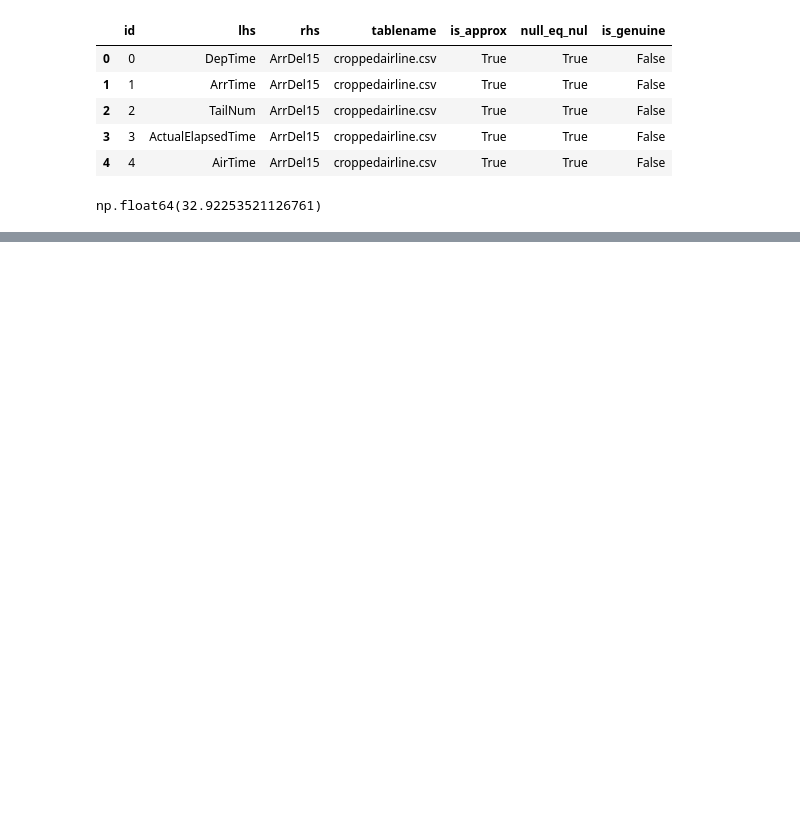
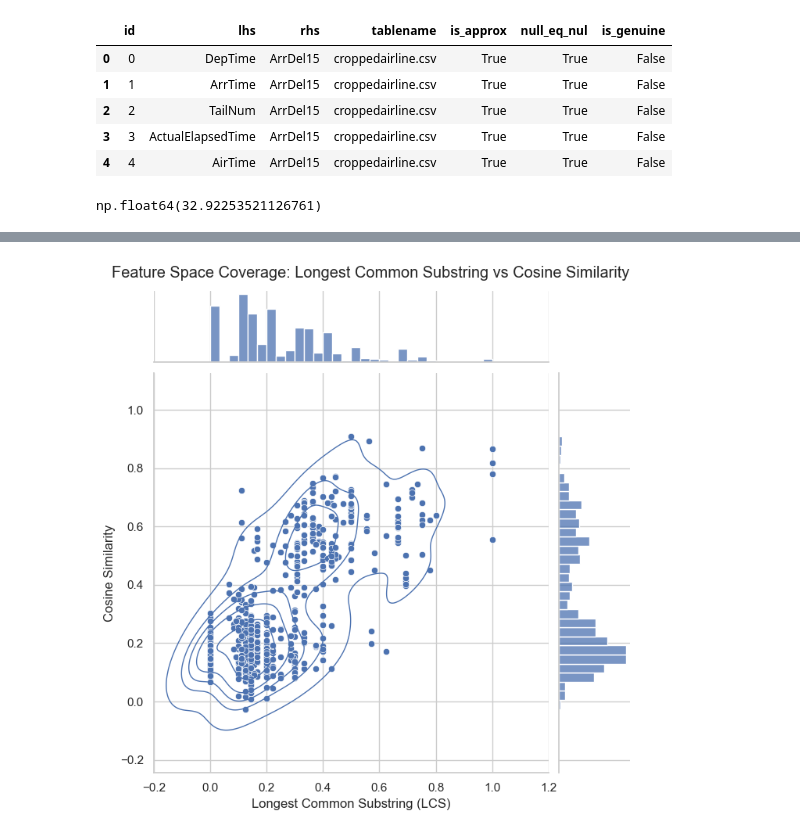
Before and after one commit to Jynns/dataprofiling_gen_fd, a Jupyter notebook: notebooks/vis.ipynb, the cells around one changed output, grey strips where cells are left out. Drawn from its saved outputs; the diff is of its cells as text; code cells hidden in the pictures; blank space fills up the shorter version.

Commit message:
visualization

```diff
--- a/notebooks/vis.ipynb
+++ b/notebooks/vis.ipynb
@@ -31,5 +26,5 @@ ImportError: DLL load failed while importing _pywrap_tensorflow_internal: Eine D
 # %%
-texts = ["workerID","supervisorID"]
+texts = ["worker","supervisorID"]
 embeddings = sentenceTransformer.encode(texts, normalize_embeddings=True)
 
 sim = cosine_similarity(embeddings)
@@ -39,0 +95,8 @@ NameError: name 'sentenceTransformer' is not defined
+# %%
+def build_cosine_sim(row):
+    lhs = row['lhs']
+    rhs = row['rhs']
+    texts = [lhs, rhs]
+    embeddings = sentenceTransformer.encode(texts, normalize_embeddings=True)
+    sim = cosine_similarity(embeddings)
+    return sim[0][1]
@@ -39,0 +116,64 @@ NameError: name 'sentenceTransformer' is not defined
+# %%
+def build_lcs(row):
+    lhs = [x.strip() for x in row['lhs'].split(',')]
+    rhs = row['rhs']
+    max_distance = 0
+    for lhs_elem in lhs:
+        distance = lcs_string(lhs_elem, rhs)
+        if distance >= max_distance:
+            max_distance = distance
+    return distance
+# %%
+import seaborn as sns
+import pandas as pd
+import matplotlib.pyplot as plt
+import seaborn as sns
+
+# 1) Compute features (same pattern as your code)
+lcs = data.apply(build_lcs, axis=1)
+cos = data.apply(build_cosine_sim, axis=1)
+
+# 2) Clean + assemble
+df_plot = pd.DataFrame({
+    "Longest Common Substring (LCS)": pd.to_numeric(lcs, errors="coerce"),
+    "Cosine Similarity": pd.to_numeric(cos, errors="coerce"),
+}).dropna()
+
+# Optional: if LCS is a length-like feature with a wide integer range,
+# you can keep it as-is for "broad range" messaging.
+# If you want comparability, normalize it yourself before plotting.
+
+sns.set_theme(style="whitegrid")
+
+# 3) Joint plot: scatter + marginals
+g = sns.jointplot(
+    data=df_plot,
+    x="Longest Common Substring (LCS)",
+    y="Cosine Similarity",
+    kind="scatter",
+    height=7,
+    space=0.15,
+    marginal_kws=dict(bins=30, fill=True),
+)
+
+# 4) Add density contour on top of scatter (helps highlight structure)
+sns.kdeplot(
+    data=df_plot,
+    x="Longest Common Substring (LCS)",
+    y="Cosine Similarity",
+    ax=g.ax_joint,
+    levels=6,
+    linewidths=1,
+)
+
+# 5) Titles/labels to make the narrative explicit
+g.fig.suptitle(
+    "Feature Space Coverage: Longest Common Substring vs Cosine Similarity",
+    y=1.02
+)
+g.ax_joint.set_xlabel("Longest Common Substring (LCS)")
+g.ax_joint.set_ylabel("Cosine Similarity")
+
+plt.show()
+# %% [output]
+[figure, added]
```
Also changed, not shown: parts of 21 cells of this notebook.
